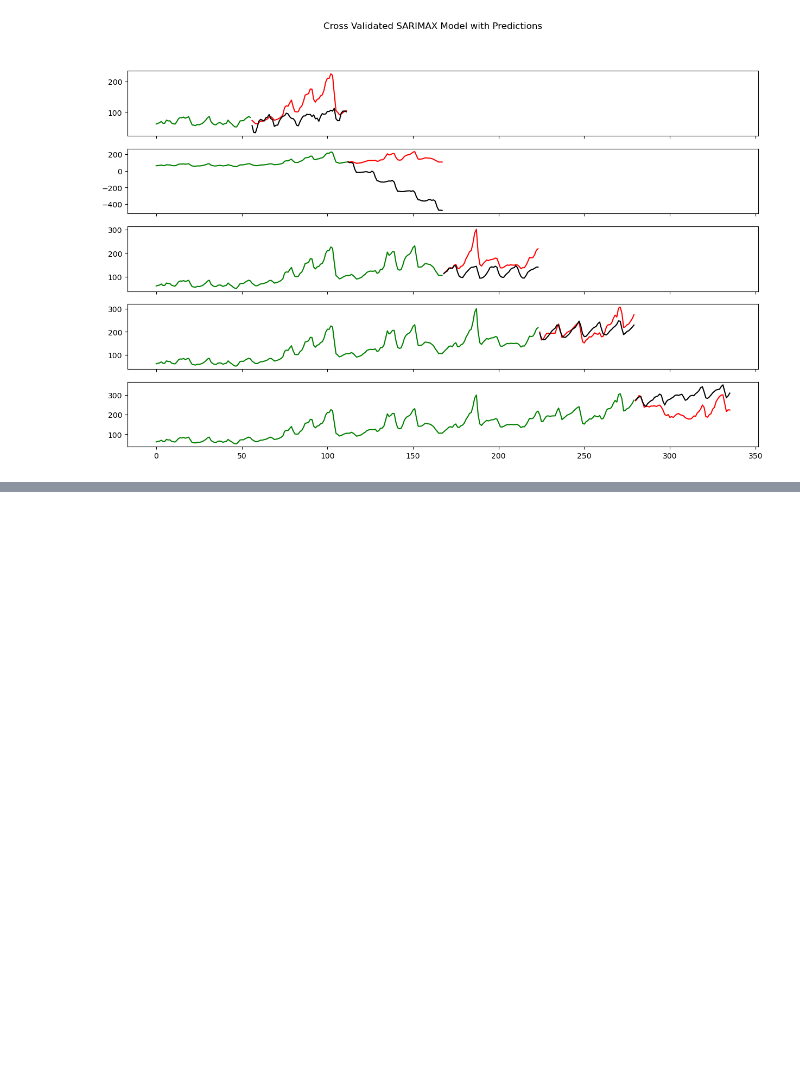
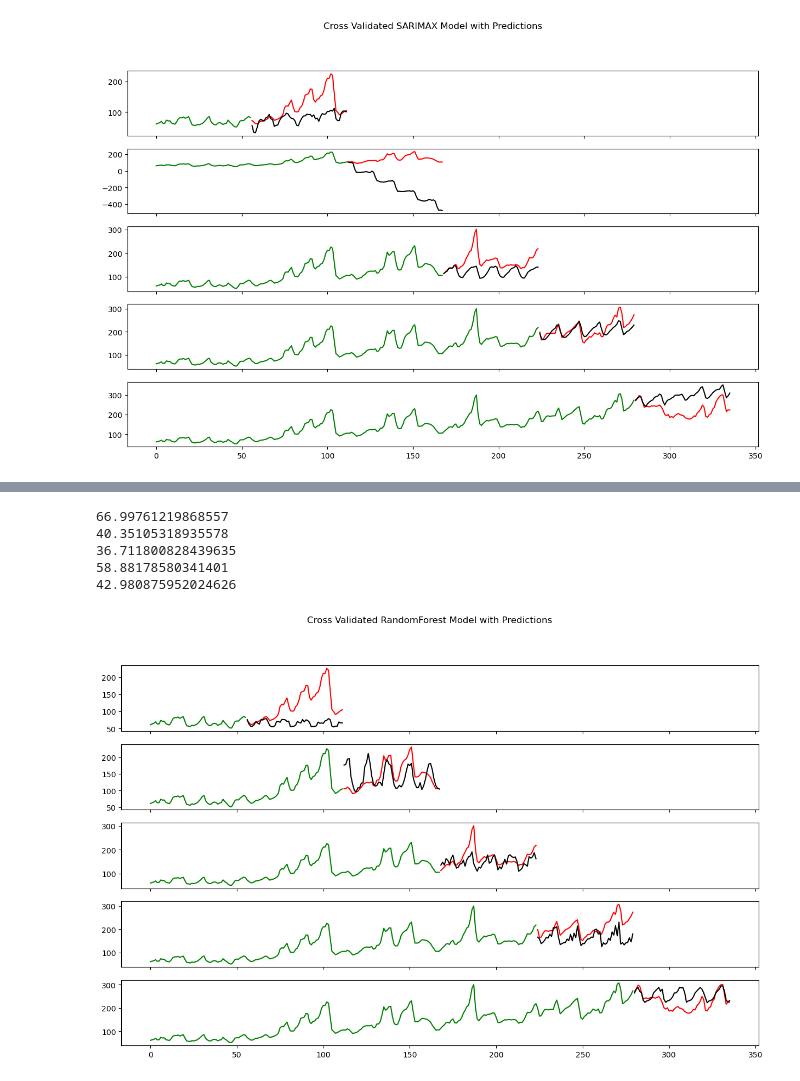
Before and after one commit to wwhite5/Springboard-Capstone-2-Time-Series, a Jupyter notebook: Final_Modeling.ipynb, the cells around one changed output, grey strips where cells are left out. Cells and saved outputs as stored; diff of their text form; code cells hidden in the pictures; blank space fills up the shorter version.

Commit message:
final niger modeling

```diff
--- a/Final_Modeling.ipynb
+++ b/Final_Modeling.ipynb
@@ -422,3 +424,12 @@ for i, (train_index, test_index) in enumerate(tscv.split(train)):
 28.005549864494803
 76.87632919731783
 [figure]
+# %%
+df2 = df
+
+df2['year'] = pd.DatetimeIndex(df2['date']).year
+df2['month'] = pd.DatetimeIndex(df2['date']).month
+
+df2 = pd.get_dummies(df2, columns=['month'])
+
+df2.head()
@@ -424,0 +566,43 @@ for i, (train_index, test_index) in enumerate(tscv.split(train)):
+# %%
+tscv = TimeSeriesSplit()
+
+RF = RandomForestRegressor(min_samples_leaf = 1, min_samples_split = 5, n_estimators = 6)
+
+fig, ax = plt.subplots(5, 1, sharex=True)
+fig.set_size_inches(15, 9)
+fig.suptitle('Cross Validated RandomForest Model with Predictions')
+
+for i, (train_index, test_index) in enumerate(tscv.split(train)):
+
+    # Creating the new Train and Test sets
+    cv_train, cv_test = train.iloc[train_index], train.iloc[test_index]
+
+    # Make y and X
+    cv_train_y = cv_train[['Millet - Retail']]
+    cv_test_y = cv_test[['Millet - Retail']]
+    cv_train_X = cv_train.iloc[:,3:]
+    cv_test_X = cv_test.iloc[:,3:]
+
+    # Using RandomForestRegressor to make a model for this fold
+    RF = RandomForestRegressor(min_samples_leaf = 1, min_samples_split = 5, n_estimators = 6)
+    RF.fit(X=cv_train_X, y=np.ravel(cv_train_y))
+
+    # Getting predictions for the test fold
+    predictions = RF.predict(X=cv_test_X)
+    predictions = pd.DataFrame(predictions)
+    predictions = predictions.set_index(cv_test_y.index)
+
+    # Print rmse
+    print(mean_squared_error(cv_test_y, predictions, squared=False))
+
+
+    ax[i].plot(cv_train_y, color='g', label='Train data')
+    ax[i].plot(cv_test_y, color='r', label='Test data')
+    ax[i].plot(predictions, color='k', label='Test prediction')
+# %% [output]
+66.99761219868557
+40.35105318935578
+36.711800828439635
+58.88178580341401
+42.980875952024626
+[figure, added]
```
Also changed, not shown: parts of 20 cells of this notebook.
